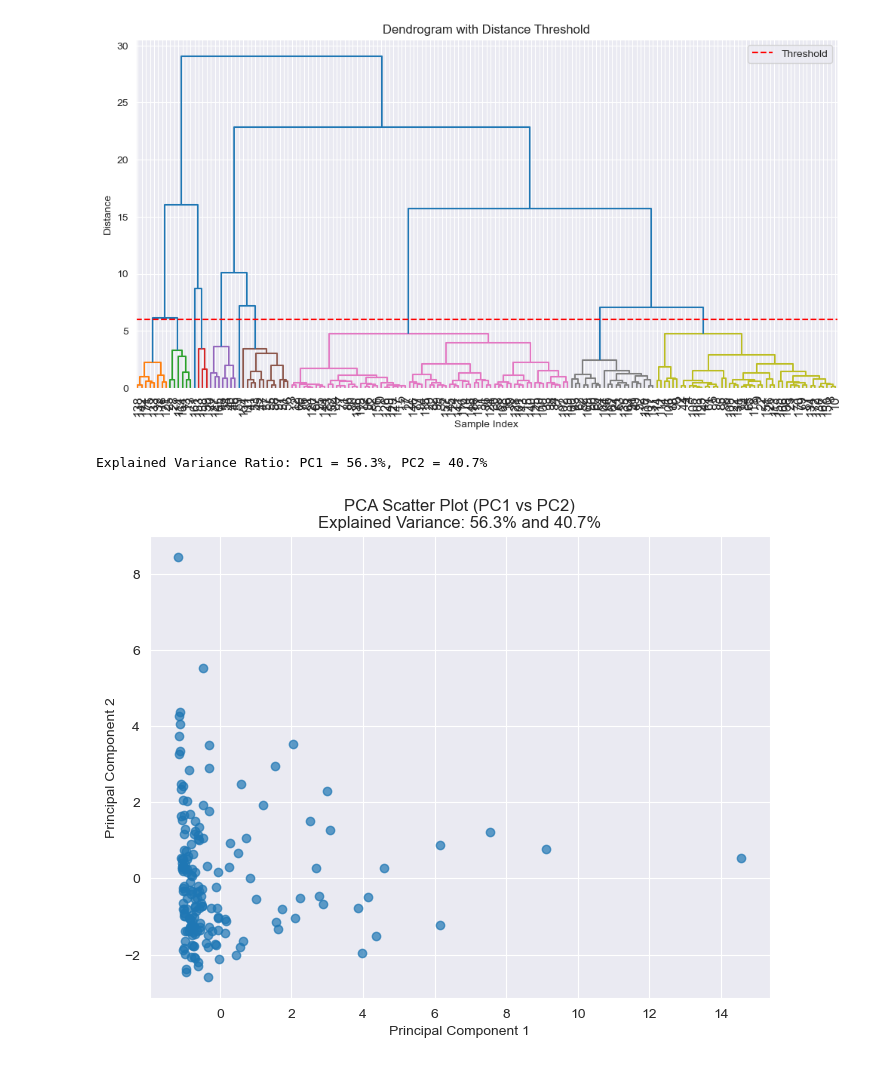
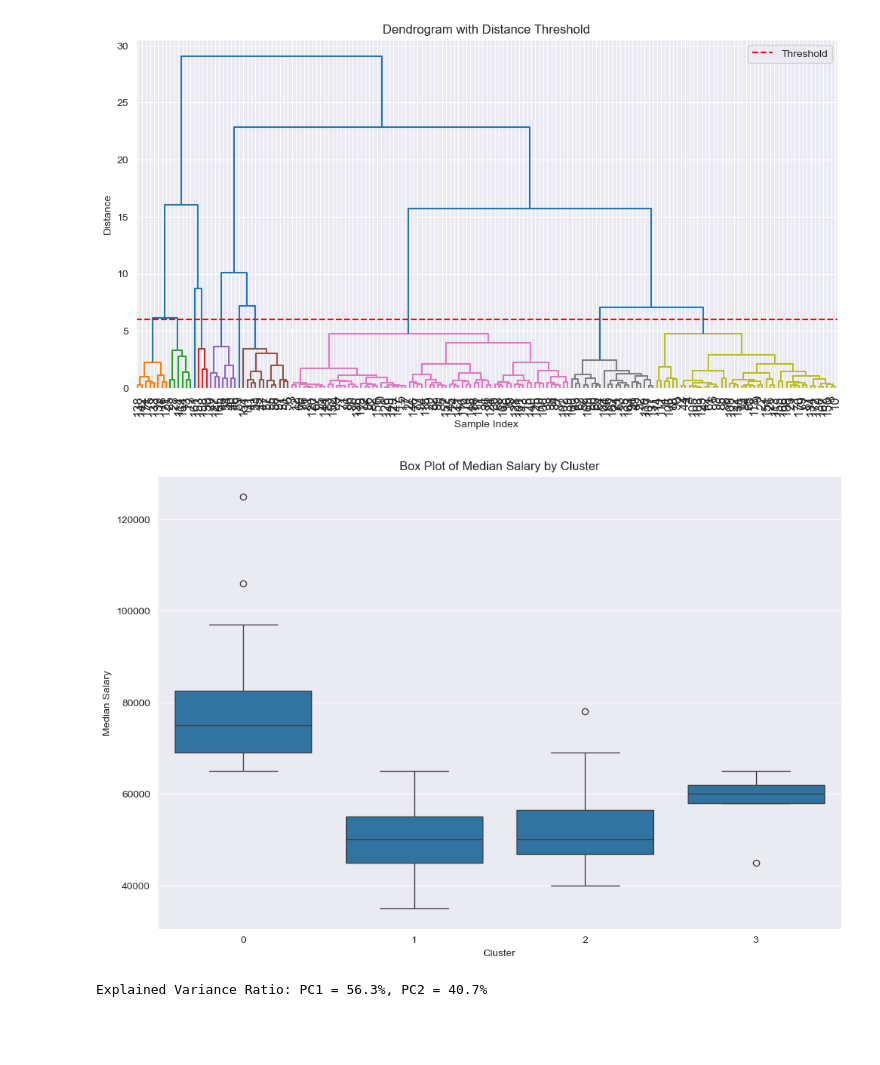
Before and after one commit to ToyaOkey/Project4, a Jupyter notebook: notebook.ipynb, the cells around one changed output. Saved outputs shown, nothing was run; the diff lists cells and outputs as text; code cells hidden in the pictures; blank space fills up the shorter version.

```diff
--- a/notebook.ipynb
+++ b/notebook.ipynb
@@ -158,11 +158,16 @@ plt.legend()
 plt.show()
 # %% [output]
 [figure]
+# %%
+plt.figure(figsize=(12, 8))
+sns.boxplot(x='KMeans_Cluster', y='Median', data=df_cluster)
+plt.title("Box Plot of Median Salary by Cluster")
+plt.xlabel("Cluster")
+plt.ylabel("Median Salary")
+plt.show()
+# %% [output]
+[figure, added]
 # %%
-import matplotlib.pyplot as plt
-from sklearn.decomposition import PCA
-
-# Apply PCA to reduce the data to 2 dimensions
 pca = PCA(n_components=2)
 pca_result = pca.fit_transform(df_scaled)
 
@@ -171,15 +176,5 @@ pca_df = pd.DataFrame(data=pca_result, columns=['PC1', 'PC2'])
 
 # Print explained variance ratio for each component
 print(f"Explained Variance Ratio: PC1 = {pca.explained_variance_ratio_[0]*100:.1f}%, PC2 = {pca.explained_variance_ratio_[1]*100:.1f}%")
-
-# Plot the PCA scatter plot
-plt.figure(figsize=(8, 6))
-plt.scatter(pca_df['PC1'], pca_df['PC2'], alpha=0.7)
-plt.title(f"PCA Scatter Plot (PC1 vs PC2)\nExplained Variance: {pca.explained_variance_ratio_[0]*100:.1f}% and {pca.explained_variance_ratio_[1]*100:.1f}%")
-plt.xlabel("Principal Component 1")
-plt.ylabel("Principal Component 2")
-plt.grid(True)
-plt.show()
 # %% [output]
 Explained Variance Ratio: PC1 = 56.3%, PC2 = 40.7%
-[figure, removed]
```
Also changed, not shown: parts of 4 cells of this notebook.
